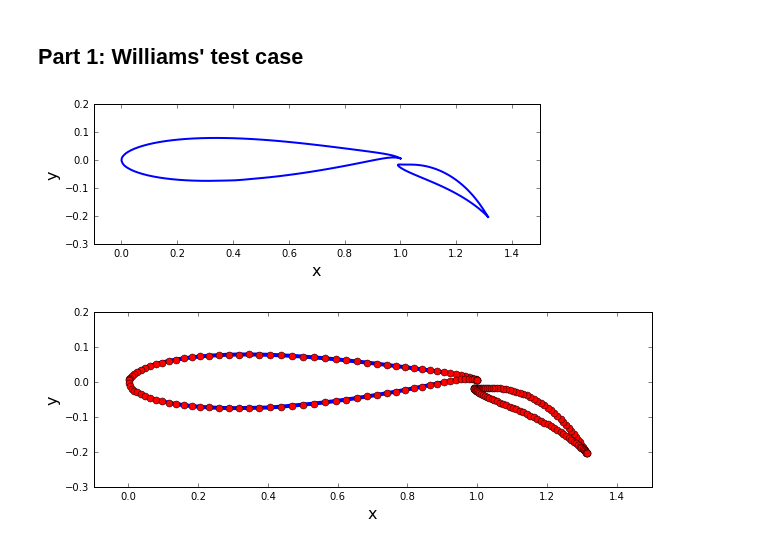
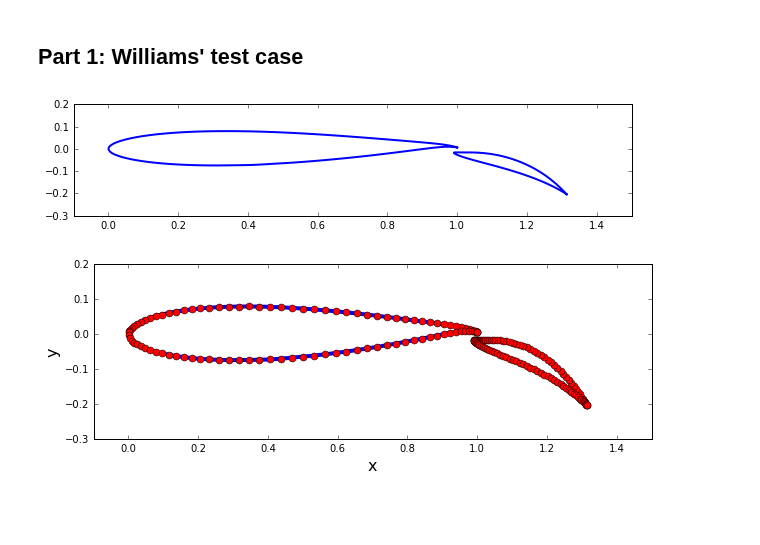
Before and after one commit to lpgleaves/mae6226-workspace, a Jupyter notebook: assignment-03.ipynb, the cells around one changed output. Cells and saved outputs as stored; diff of their text form; code cells hidden in the pictures; blank space fills up the shorter version.

```diff
--- a/assignment-03.ipynb
+++ b/assignment-03.ipynb
@@ -26,30 +16,45 @@ lift = numpy.empty(1, dtype=float)
 # %%
+# some knowns
+N = 100               # each
+Nx, Ny = 100, 100     # just for consistency
+steps = 1
+
+# some initializing
+panels = numpy.empty((steps,2*N), dtype=object)
+mainpanels = numpy.empty((steps,N), dtype=object)
+flappanels = numpy.empty((steps,N), dtype=object)
+xf = numpy.empty((steps,2*N), dtype=object)
+yf = numpy.empty((steps,2*N), dtype=object)
+u, v = numpy.empty((steps, Nx, Ny), dtype=float), \
+        numpy.empty((steps, Nx, Ny), dtype=float)
+cp = numpy.empty((steps, Nx, Ny), dtype=float)
+# accuracy = numpy.empty(steps, dtype=float)
+lift, drag = numpy.empty(steps, dtype=float),numpy.empty(steps, dtype=float)
+cl = numpy.empty(steps, dtype=float)
+u_inf = 1.0
+alpha = 0.0
+freestream = Freestream(u_inf, alpha)
+
 # picking up some x and y values
 mainfoilpath = os.path.join('resources','MainFoil_N=100.csv')
 with open (mainfoilpath, 'r') as file_name:
     xmain, ymain = numpy.loadtxt(file_name, dtype=float, delimiter=',', unpack=True)
 
 flapfoilpath = os.path.join('resources','FlapFoil_N=100.csv')
 with open (flapfoilpath, 'r') as file_name:
     xflap, yflap = numpy.loadtxt(file_name, dtype=float, delimiter=',', unpack=True)
 
 # picking my friends
 xa, xz, ya, yz = -0.1, 1.5, -0.3, 0.2
+l_total = (numpy.max(xmain)-numpy.min(xmain)) + (numpy.max(xflap)-numpy.min(xflap))
 
-# plot the geometry
-size = 8
-pyplot.figure(figsize=(size,size))
-pyplot.xlabel('x', fontsize=16)
-pyplot.ylabel('y', fontsize=16)
-pyplot.plot(xmain, ymain, xflap, yflap, color='b', linestyle='-', linewidth='2')
-pyplot.axis('scaled', adjustable='box')
+# plot em
+pyplot.figure(figsize=(10,2))
+pyplot.plot(xmain, ymain, xflap, yflap,  color='b', linestyle='-', linewidth=2)
 pyplot.xlim(xa, xz)
 pyplot.ylim(ya, yz);
-
-
-# congrats, me, it plotted right!
 # %% [output]
-[figure, old version]
+[figure, new version]
 # %%
 mainpanels = cam_define_panels(xmain,ymain,len(xmain)-1)
 flappanels = cam_define_panels(xflap,yflap,len(xflap)-1)
```
Also changed, not shown: parts of 13 cells of this notebook, 1 other file.
